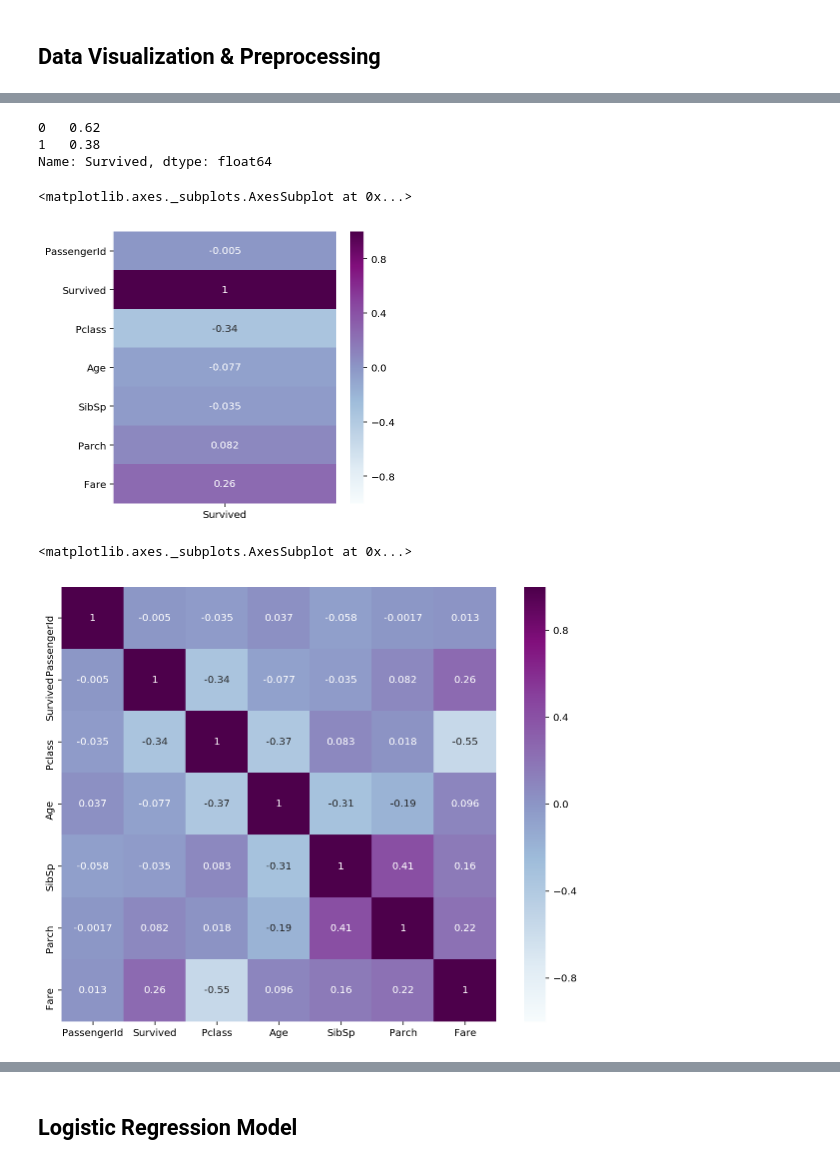
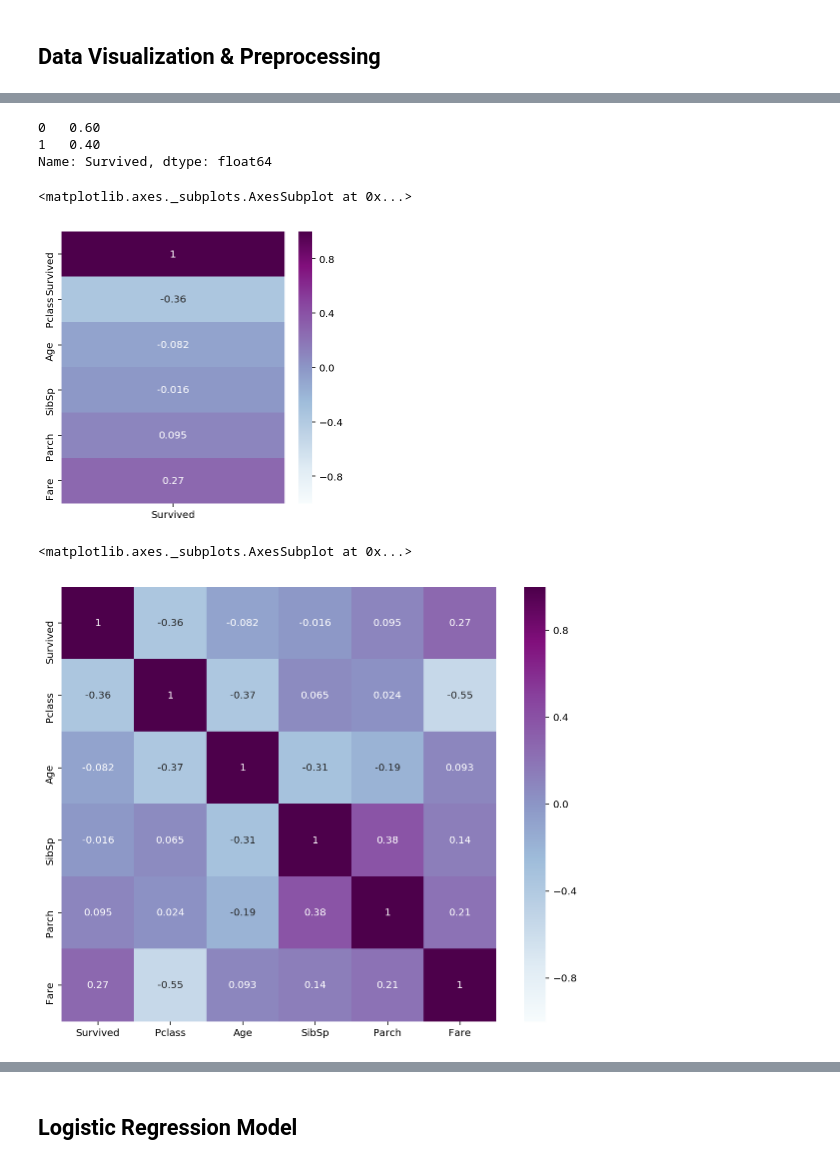
Before and after one commit to emily-tew/Applied-Deep-Learning-with-Keras, a Jupyter notebook: notebooks/Part 2 - Case Studies.ipynb, the cells around one changed output, grey strips where cells are left out. Saved outputs shown, nothing was run; the diff lists cells and outputs as text; code cells hidden in the pictures.

```diff
--- a/notebooks/Part 2 - Case Studies.ipynb
+++ b/notebooks/Part 2 - Case Studies.ipynb
@@ -251,0 +220,5 @@ Name: Age, Length: 714, dtype: float64
+# %%
+rawdf.describe()
+titanic = rawdf.drop(['PassengerId', 'Cabin', 'Name', 'Ticket'], axis=1)
+# %%
+titanic = titanic.dropna(axis=0)#fillna(titanic['Age'].mean())
@@ -252,19 +241,20 @@ Name: Age, Length: 714, dtype: float64
 # %%
-(rawdf['Survived'].value_counts())/rawdf['Survived'].count()
+(titanic['Survived'].value_counts())/titanic['Survived'].count()
+#(titanic['Pclass'].value_counts())/titanic['Pclass'].count()
 # %% [output]
-0   0.62
-1   0.38
+0   0.60
+1   0.40
 Name: Survived, dtype: float64
 # %%
 plt.figure(figsize=(5, 5))
-sns.heatmap(rawdf.corr()[['Survived']], annot=True, vmin=-1, vmax=1, cmap="BuPu")
+sns.heatmap(titanic.corr()[['Survived']], annot=True, vmin=-1, vmax=1, cmap="BuPu")
 # %% [output]
 <matplotlib.axes._subplots.AxesSubplot at 0x...>
-[figure, old version]
+[figure, new version]
 # %%
 plt.figure(figsize=(10, 8))
-sns.heatmap(rawdf.corr(), annot=True, square=True, vmin=-1, vmax=1, cmap="BuPu")
+sns.heatmap(titanic.corr(), annot=True, square=True, vmin=-1, vmax=1, cmap="BuPu")
 # %% [output]
 <matplotlib.axes._subplots.AxesSubplot at 0x...>
-[figure, old version]
+[figure, new version]
 # %%
```
Also changed, not shown: parts of 20 cells of this notebook, 1 other file.
